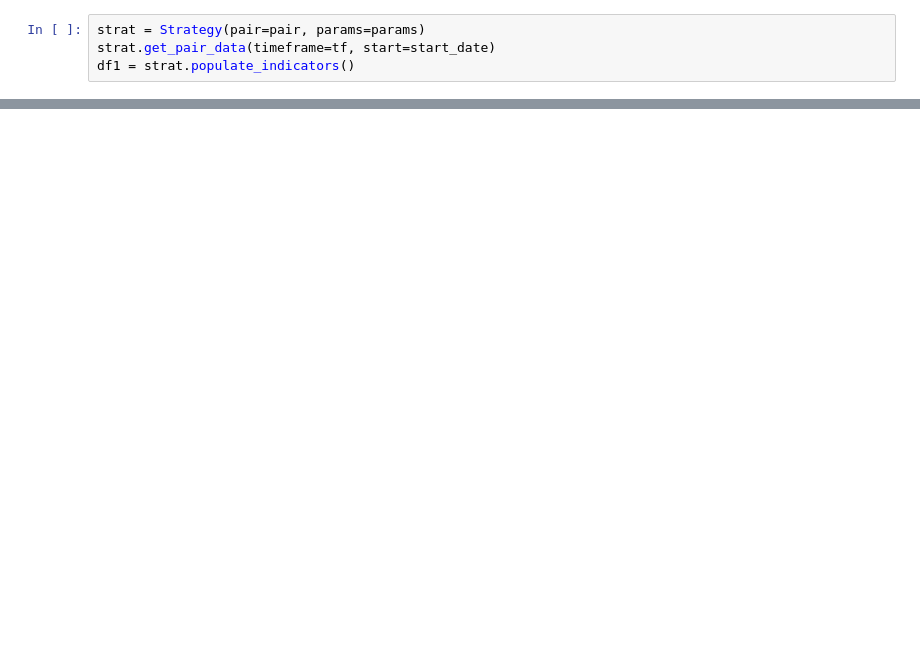
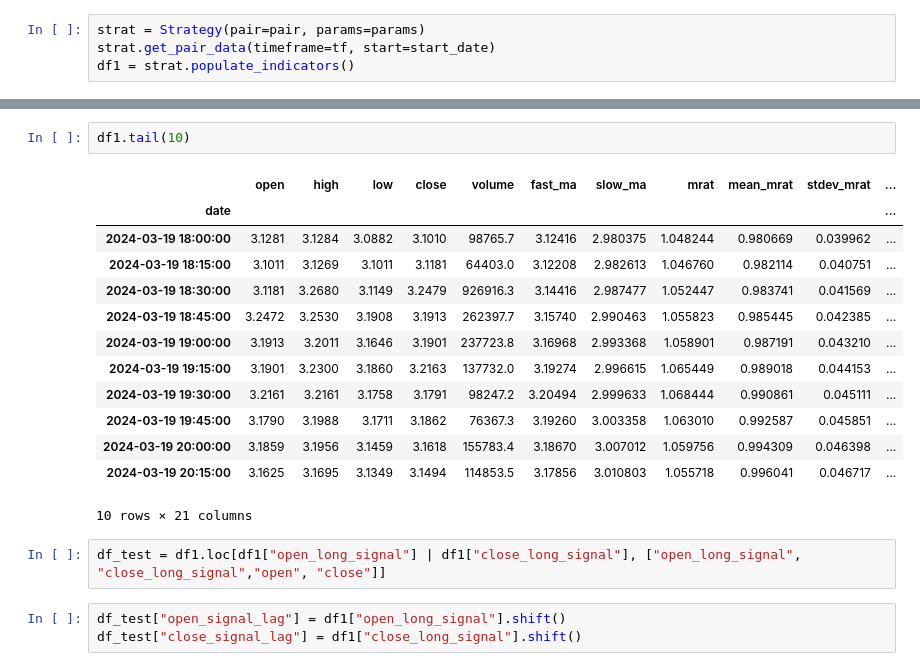
Before and after one commit to thomasclem/autotrade, a Jupyter notebook: strategies/mrat/opti_long_mrat.ipynb, the cells around one changed output, grey strips where cells are left out. Cells and saved outputs as stored; diff of their text form; blank space fills up the shorter version.

```diff
--- a/strategies/mrat/opti_long_mrat.ipynb
+++ b/strategies/mrat/opti_long_mrat.ipynb
@@ -165,0 +172,21 @@ df1.loc[df1["order_number"] == 4].iloc[[0,-1], :]
+# %%
+df1.tail(10)
+# %% [output]
+|  | open | high | low | close | volume | fast_ma | slow_ma | mrat | mean_mrat | stdev_mrat | ... |
+| date |  |  |  |  |  |  |  |  |  |  | ... |
+| 2024-03-19 18:00:00 | 3.1281 | 3.1284 | 3.0882 | 3.1010 | 98765.7 | 3.12416 | 2.980375 | 1.048244 | 0.980669 | 0.039962 | ... |
+| 2024-03-19 18:15:00 | 3.1011 | 3.1269 | 3.1011 | 3.1181 | 64403.0 | 3.12208 | 2.982613 | 1.046760 | 0.982114 | 0.040751 | ... |
+| 2024-03-19 18:30:00 | 3.1181 | 3.2680 | 3.1149 | 3.2479 | 926916.3 | 3.14416 | 2.987477 | 1.052447 | 0.983741 | 0.041569 | ... |
+| 2024-03-19 18:45:00 | 3.2472 | 3.2530 | 3.1908 | 3.1913 | 262397.7 | 3.15740 | 2.990463 | 1.055823 | 0.985445 | 0.042385 | ... |
+| 2024-03-19 19:00:00 | 3.1913 | 3.2011 | 3.1646 | 3.1901 | 237723.8 | 3.16968 | 2.993368 | 1.058901 | 0.987191 | 0.043210 | ... |
+| 2024-03-19 19:15:00 | 3.1901 | 3.2300 | 3.1860 | 3.2163 | 137732.0 | 3.19274 | 2.996615 | 1.065449 | 0.989018 | 0.044153 | ... |
+| 2024-03-19 19:30:00 | 3.2161 | 3.2161 | 3.1758 | 3.1791 | 98247.2 | 3.20494 | 2.999633 | 1.068444 | 0.990861 | 0.045111 | ... |
+| 2024-03-19 19:45:00 | 3.1790 | 3.1988 | 3.1711 | 3.1862 | 76367.3 | 3.19260 | 3.003358 | 1.063010 | 0.992587 | 0.045851 | ... |
+| 2024-03-19 20:00:00 | 3.1859 | 3.1956 | 3.1459 | 3.1618 | 155783.4 | 3.18670 | 3.007012 | 1.059756 | 0.994309 | 0.046398 | ... |
+| 2024-03-19 20:15:00 | 3.1625 | 3.1695 | 3.1349 | 3.1494 | 114853.5 | 3.17856 | 3.010803 | 1.055718 | 0.996041 | 0.046717 | ... |
+10 rows × 21 columns
+# %%
+df_test = df1.loc[df1["open_long_signal"] | df1["close_long_signal"], ["open_long_signal", "close_long_signal","open", "close"]]
+# %%
+df_test["open_signal_lag"] = df1["open_long_signal"].shift()
+df_test["close_signal_lag"] = df1["close_long_signal"].shift()
```
Also changed, not shown: parts of 19 cells of this notebook, 4 other files.
